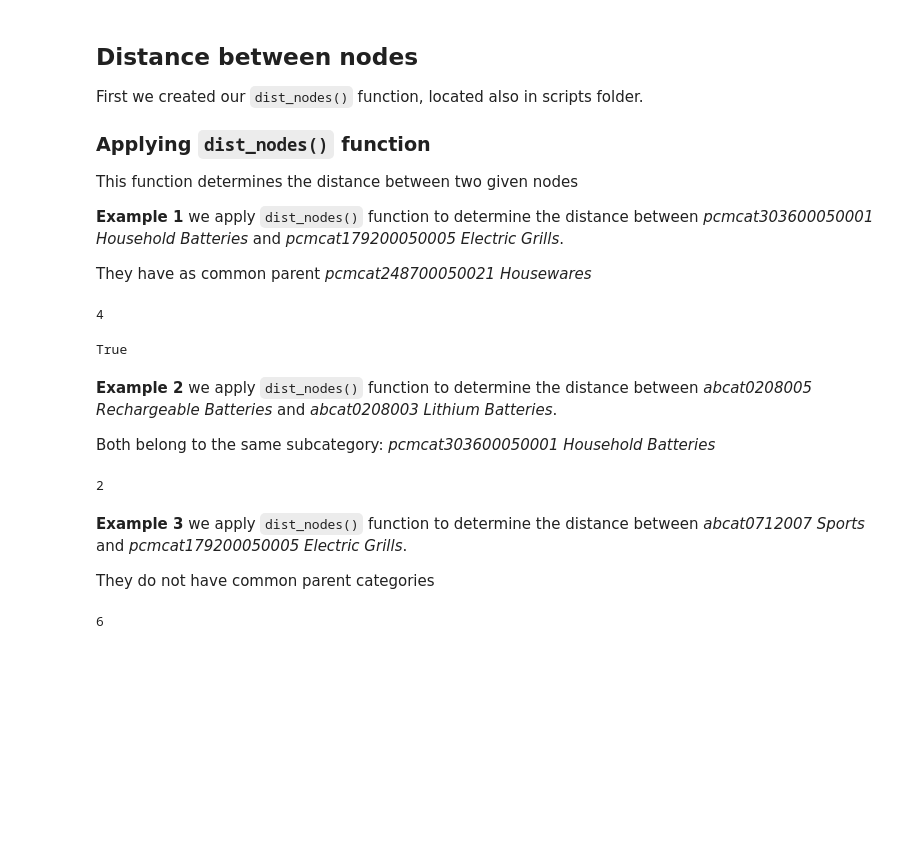
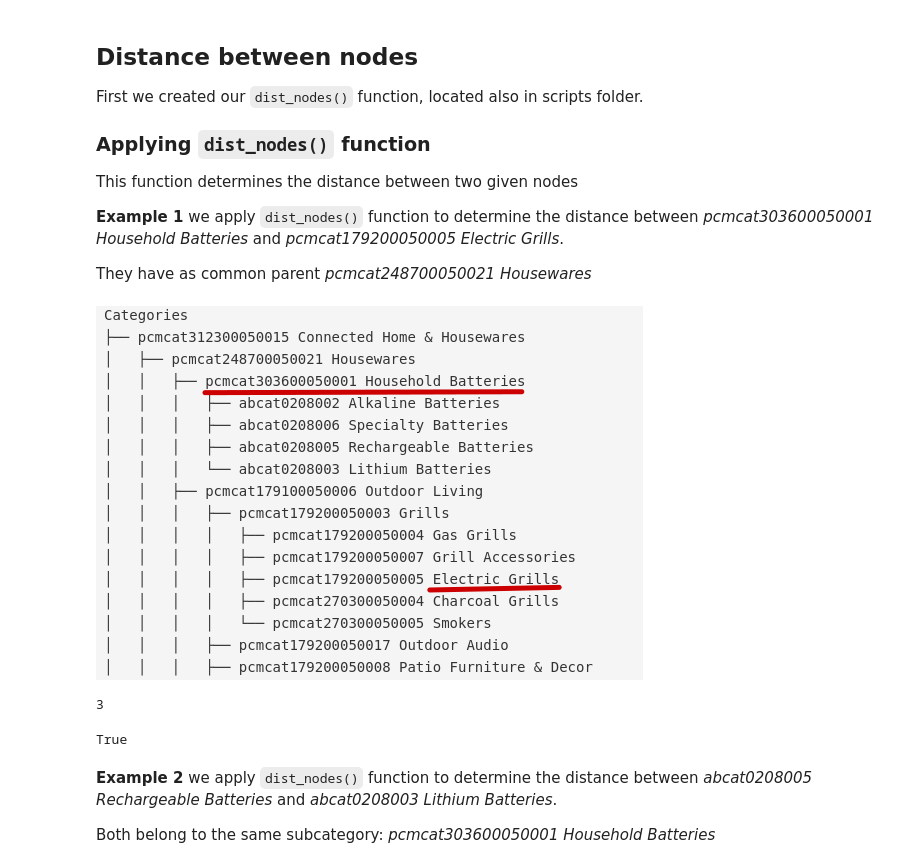
Before and after one commit to nachomartinezl/ecommerce-predictor, a Jupyter notebook: EDA/category_trees.ipynb, the cells around one changed output. Cells and saved outputs as stored; diff of their text form; code cells hidden in the pictures; blank space fills up the shorter version.

```diff
--- a/EDA/category_trees.ipynb
+++ b/EDA/category_trees.ipynb
@@ -63,25 +73,17 @@ They have as common parent *pcmcat248700050021 Housewares*
+# %%
+display.Image("/home/app/src/EDA/tree_ex1.png")
+# %% [output]
+[figure, added]
 # %%
-node1 = 'pcmcat179200050005 Electric Grills'
-node2 = 'pcmcat303600050001 Household Batteries'
-
 print(tree_utils.dist_nodes(node1, node2, tree_dict))
 tree_utils.dist_nodes(node1, node2, tree_dict) == tree_utils.dist_nodes(node2, node1, tree_dict)
 # %% [output]
-4
+3
 True
 # %% [markdown]
 **Example 2** we apply `dist_nodes()` function to determine the distance between *abcat0208005 Rechargeable Batteries* and *abcat0208003 Lithium Batteries*.
 
 Both belong to the same subcategory: *pcmcat303600050001 Household Batteries*
 # %%
-tree_utils.dist_nodes('abcat0208005 Rechargeable Batteries','abcat0208003 Lithium Batteries', tree_dict)
+node1 = 'abcat0208005' # Rechargeable Batteries
+node2 = 'abcat0208003' # Lithium Batteries
-# %% [output]
-2
-# %% [markdown]
-**Example 3** we apply `dist_nodes()` function to determine the distance between *abcat0712007 Sports* and *pcmcat179200050005 Electric Grills*.
-
-They do not have common parent categories
-# %%
-tree_utils.dist_nodes('abcat0712007 Sports', 'pcmcat179200050005 Electric Grills', tree_dict)
-# %% [output]
-6
```
Also changed, not shown: parts of 7 cells of this notebook, 15 other files.
